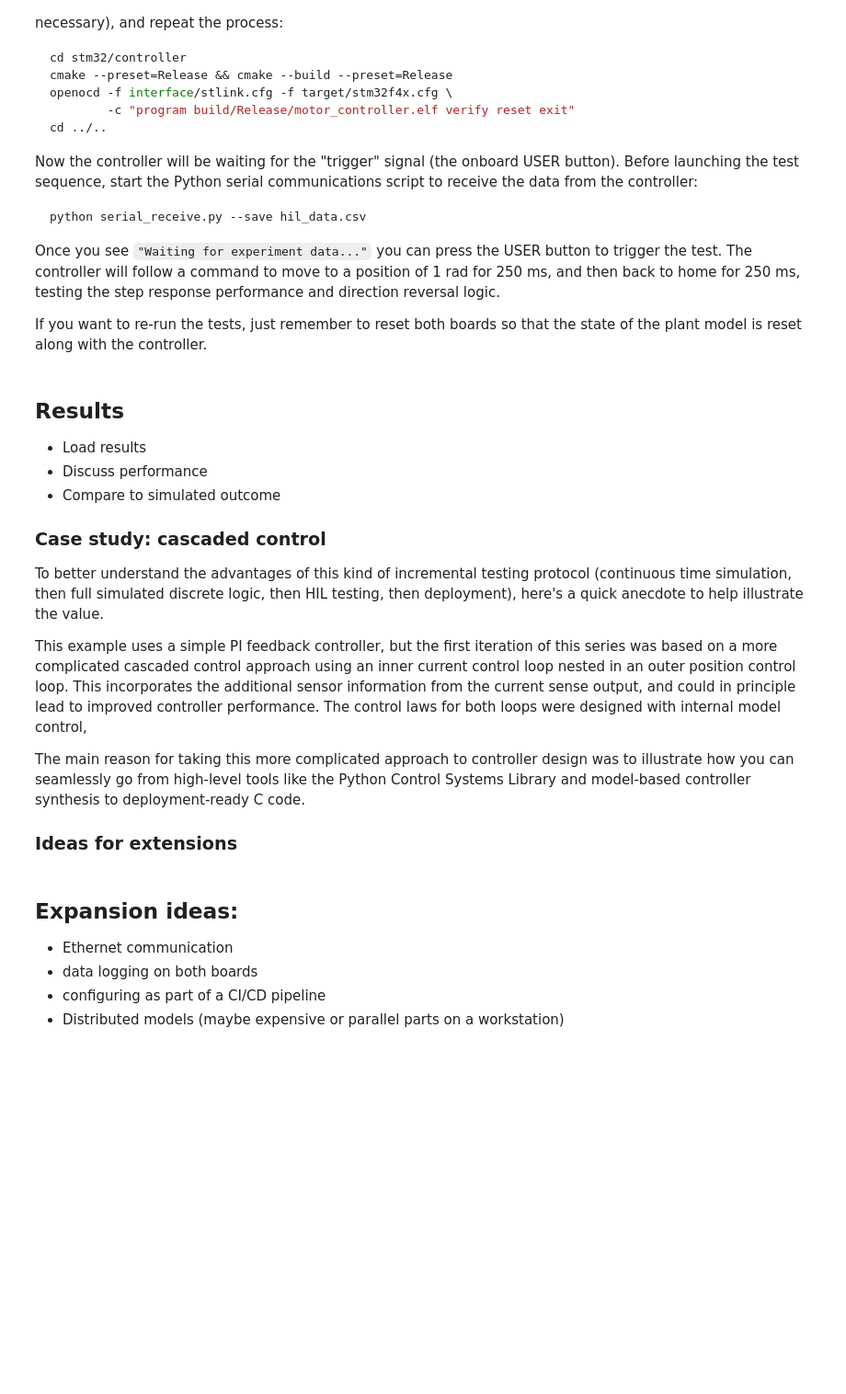
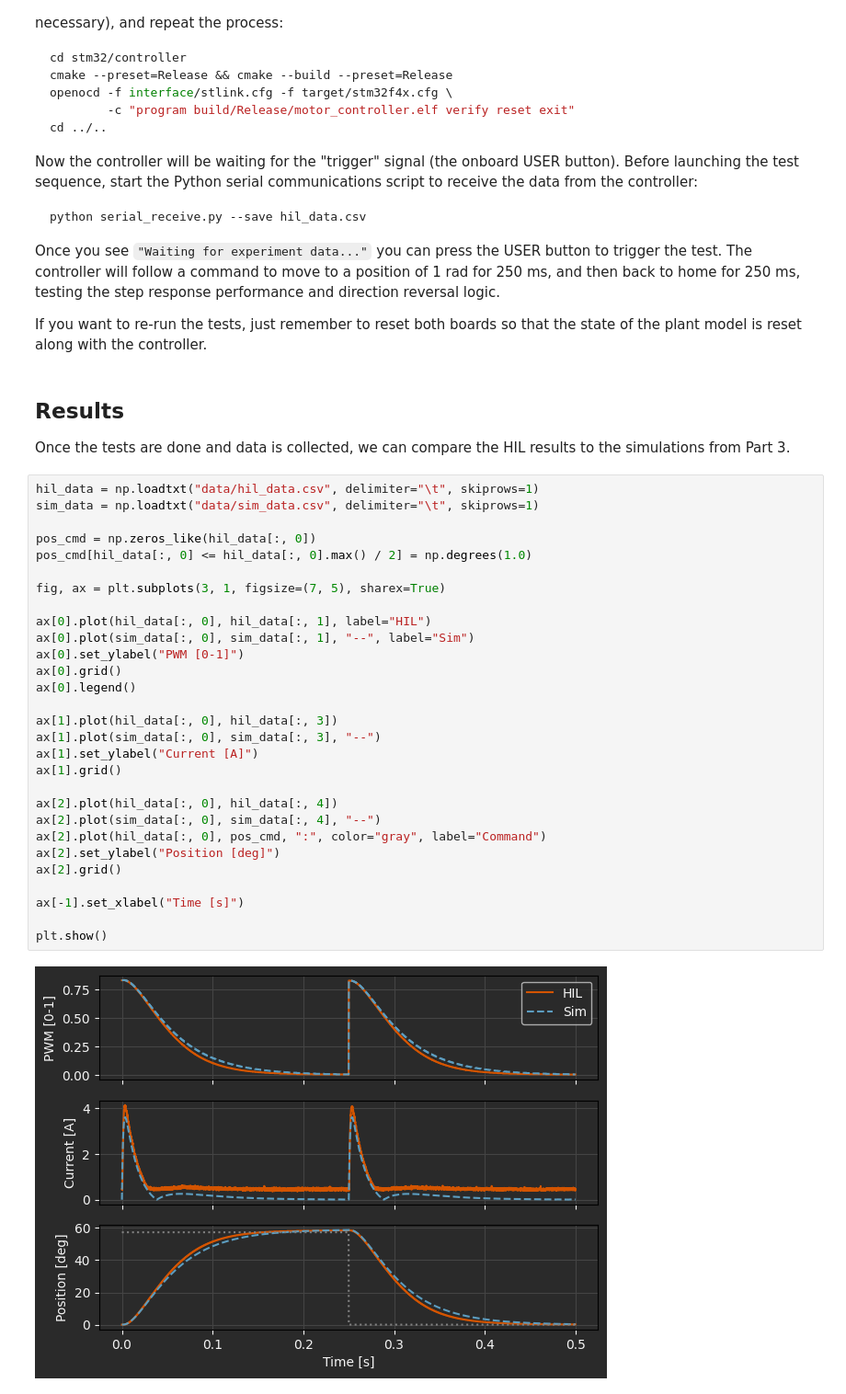
Before and after one commit to PineTreeLabs/archimedes, a Jupyter notebook: docs/source/notebooks/workflow/workflow04.ipynb, the cells around one changed output. Shown at 92% size. Saved outputs shown, nothing was run; the diff lists cells and outputs as text; blank space fills up the shorter version.

Commit message:
Final part of the workflow tutorial

```diff
--- a/docs/source/notebooks/workflow/workflow04.ipynb
+++ b/docs/source/notebooks/workflow/workflow04.ipynb
@@ -417,27 +414,35 @@ If you want to re-run the tests, just remember to reset both boards so that the
 # %% [markdown]
 ## Results
 
-- Load results
-- Discuss performance
-- Compare to simulated outcome
-
-### Case study: cascaded control
-
-To better understand the advantages of this kind of incremental testing protocol (continuous time simulation, then full simulated discrete logic, then HIL testing, then deployment), here's a quick anecdote to help illustrate the value.
-
-This example uses a simple PI feedback controller, but the first iteration of this series was based on a more complicated cascaded control approach using an inner current control loop nested in an outer position control loop.
-This incorporates the additional sensor information from the current sense output, and could in principle lead to improved controller performance.
-The control laws for both loops were designed with internal model control,
-<!-- TODO: finish -->
-
-The main reason for taking this more complicated approach to controller design was to illustrate how you can seamlessly go from high-level tools like the Python Control Systems Library and model-based controller synthesis to deployment-ready C code.
-
-
-### Ideas for extensions
+Once the tests are done and data is collected, we can compare the HIL results to the simulations from Part 3.
-# %% [markdown]
-## Expansion ideas:
-
-- Ethernet communication
-- data logging on both boards
-- configuring as part of a CI/CD pipeline
-- Distributed models (maybe expensive or parallel parts on a workstation)
+# %%
+hil_data = np.loadtxt("data/hil_data.csv", delimiter="\t", skiprows=1)
+sim_data = np.loadtxt("data/sim_data.csv", delimiter="\t", skiprows=1)
+
+pos_cmd = np.zeros_like(hil_data[:, 0])
+pos_cmd[hil_data[:, 0] <= hil_data[:, 0].max() / 2] = np.degrees(1.0)
+
+fig, ax = plt.subplots(3, 1, figsize=(7, 5), sharex=True)
+
+ax[0].plot(hil_data[:, 0], hil_data[:, 1], label="HIL")
+ax[0].plot(sim_data[:, 0], sim_data[:, 1], "--", label="Sim")
+ax[0].set_ylabel("PWM [0-1]")
+ax[0].grid()
+ax[0].legend()
+
+ax[1].plot(hil_data[:, 0], hil_data[:, 3])
+ax[1].plot(sim_data[:, 0], sim_data[:, 3], "--")
+ax[1].set_ylabel("Current [A]")
+ax[1].grid()
+
+ax[2].plot(hil_data[:, 0], hil_data[:, 4])
+ax[2].plot(sim_data[:, 0], sim_data[:, 4], "--")
+ax[2].plot(hil_data[:, 0], pos_cmd, ":", color="gray", label="Command")
+ax[2].set_ylabel("Position [deg]")
+ax[2].grid()
+
+ax[-1].set_xlabel("Time [s]")
+
+plt.show()
+# %% [output]
+[figure, added]
```
Also changed, not shown: parts of 4 cells of this notebook, 8 other files.
